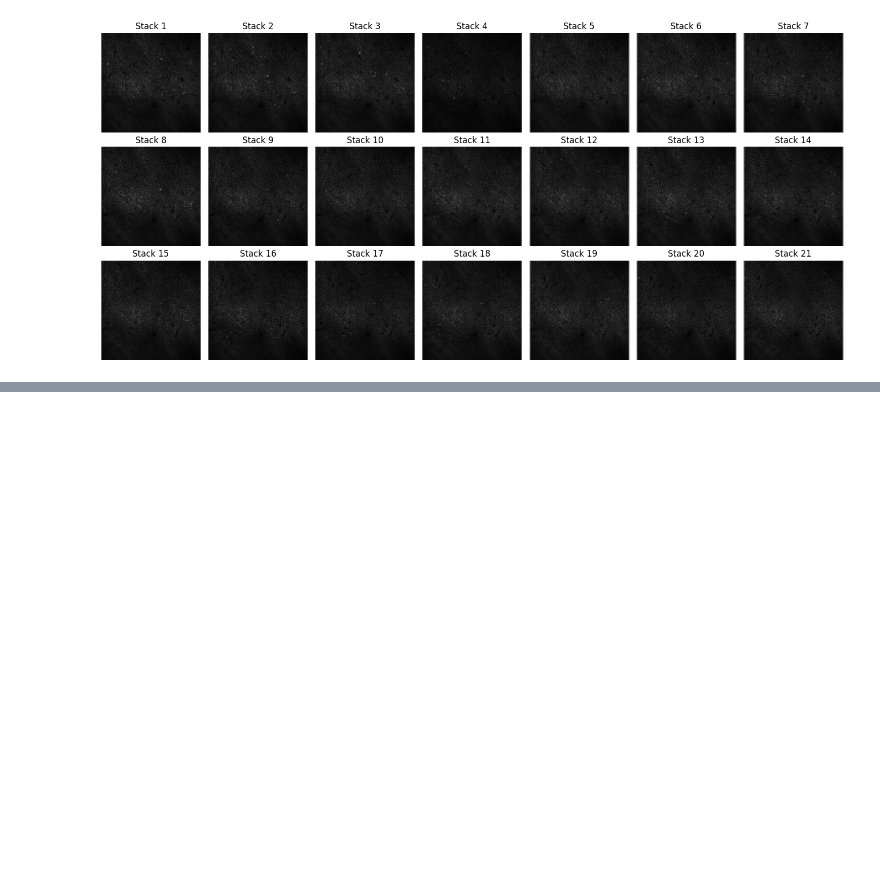
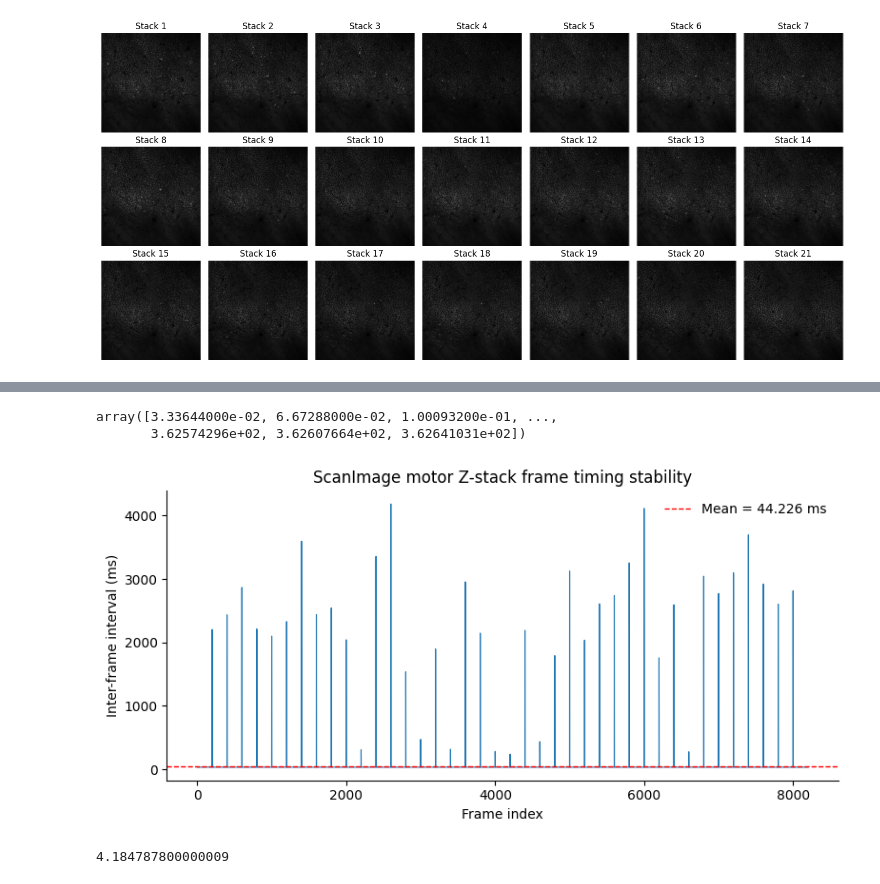
Before and after one commit to ZilongJi/2D2P, a Jupyter notebook: notebook/TiffReader_test_notRobinCode.ipynb, the cells around one changed output, grey strips where cells are left out. Drawn from its saved outputs; the diff is of its cells as text; code cells hidden in the pictures; blank space fills up the shorter version.

```diff
--- a/notebook/TiffReader_test_notRobinCode.ipynb
+++ b/notebook/TiffReader_test_notRobinCode.ipynb
@@ -222,0 +485,6 @@ keys: dict_keys(['Description'])
+# %%
+tif_path = r"D:\data\935\20260205\stack_00001.tif"
+
+tA_rel, tA_wall = get_scanimage_frame_times(tif_path)
+
+print("acq  :", tA_wall[:3])
@@ -222,0 +494,36 @@ keys: dict_keys(['Description'])
+# %%
+tA_rel
+# %% [output]
+array([3.33644000e-02, 6.67288000e-02, 1.00093200e-01, ...,
+       3.62574296e+02, 3.62607664e+02, 3.62641031e+02])
+# %%
+dt = np.diff(tA_rel) * 1000 # convert to ms
+fig, ax = plt.subplots(figsize=(8, 4))
+
+ax.plot(dt, lw=0.8)
+
+ax.set_xlabel("Frame index")
+ax.set_ylabel("Inter-frame interval (ms)")
+ax.set_title("ScanImage motor Z-stack frame timing stability")
+
+# 显示统计量
+mean_dt = dt.mean()
+std_dt  = dt.std()
+
+ax.axhline(mean_dt, color="r", ls="--", lw=1,
+           label=f"Mean = {mean_dt:.3f} ms")
+
+ax.legend(frameon=False)
+
+# 美化
+ax.spines["top"].set_visible(False)
+ax.spines["right"].set_visible(False)
+
+plt.tight_layout()
+plt.show()
+# %% [output]
+[figure, added]
+# %%
+dt.max()
+# %% [output]
+4.184787800000009
```
Also changed, not shown: parts of 21 cells of this notebook, 5 other files.
